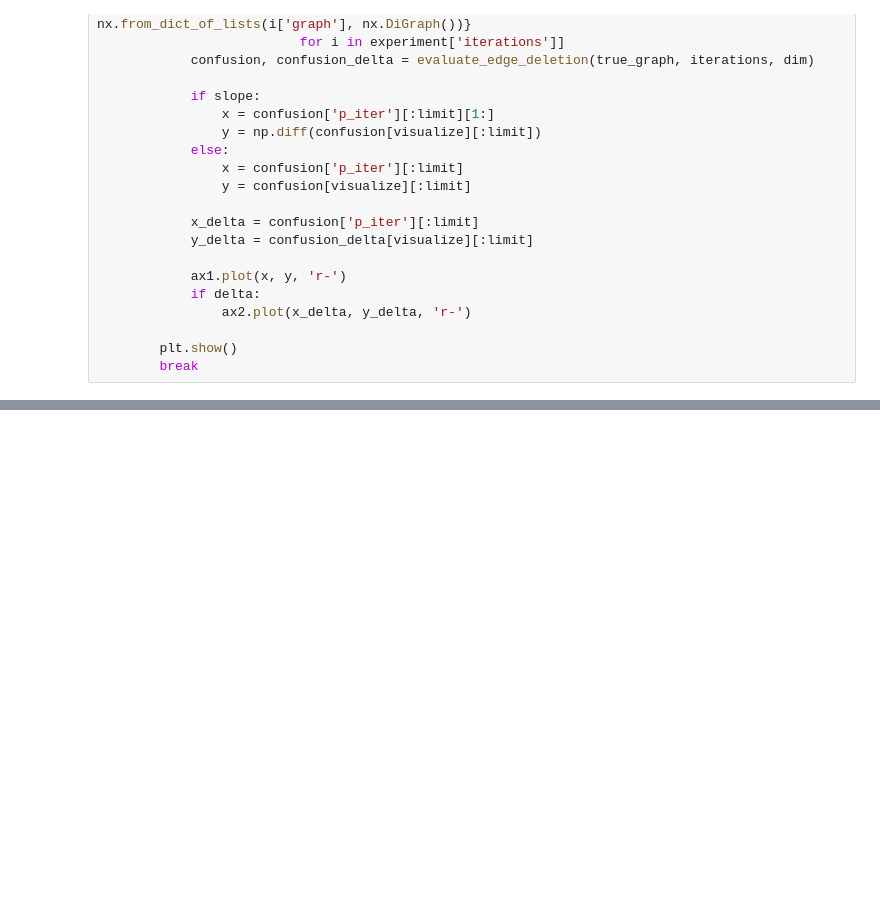
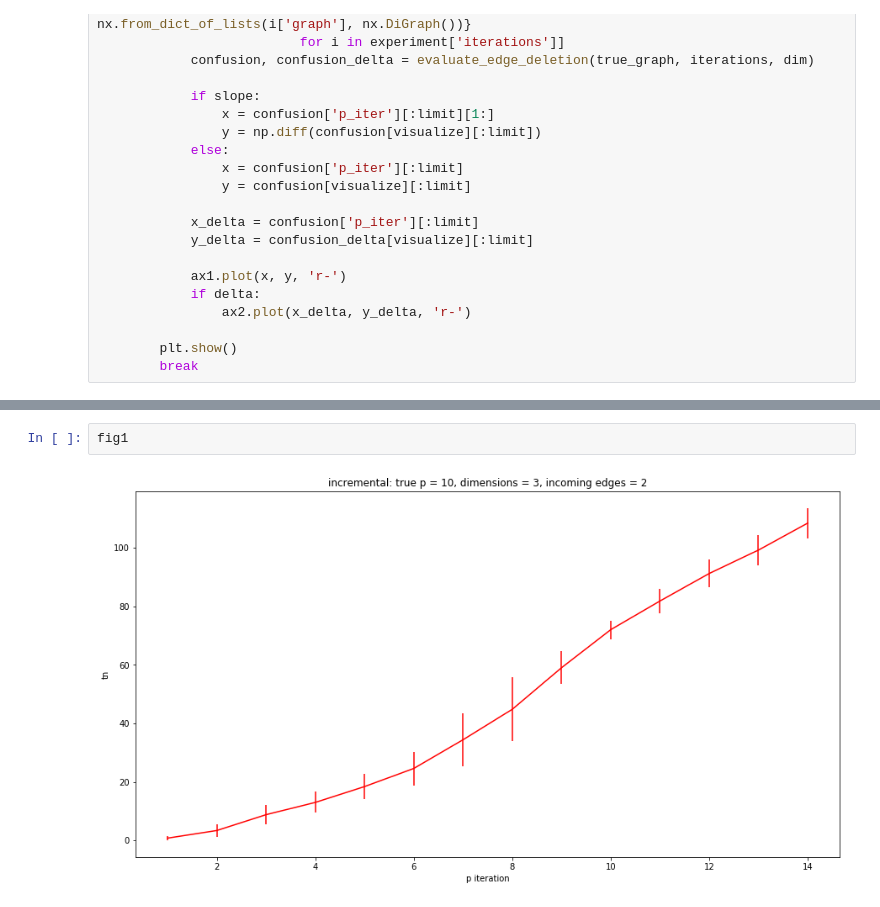
Before and after one commit to danthe96/CIoTS, a Jupyter notebook: visualize_edge_deletion.ipynb, the cells around one changed output, grey strips where cells are left out. Cells and saved outputs as stored; diff of their text form; blank space fills up the shorter version.

```diff
--- a/visualize_edge_deletion.ipynb
+++ b/visualize_edge_deletion.ipynb
@@ -107,0 +207,4 @@ plot_experiments(p, in_edges, dim, 'tn', limit, results, title='pc1', slope=True
+# %%
+fig1
+# %% [output]
+[figure, added]
```
Also changed, not shown: parts of 13 cells of this notebook, 16 other files.
